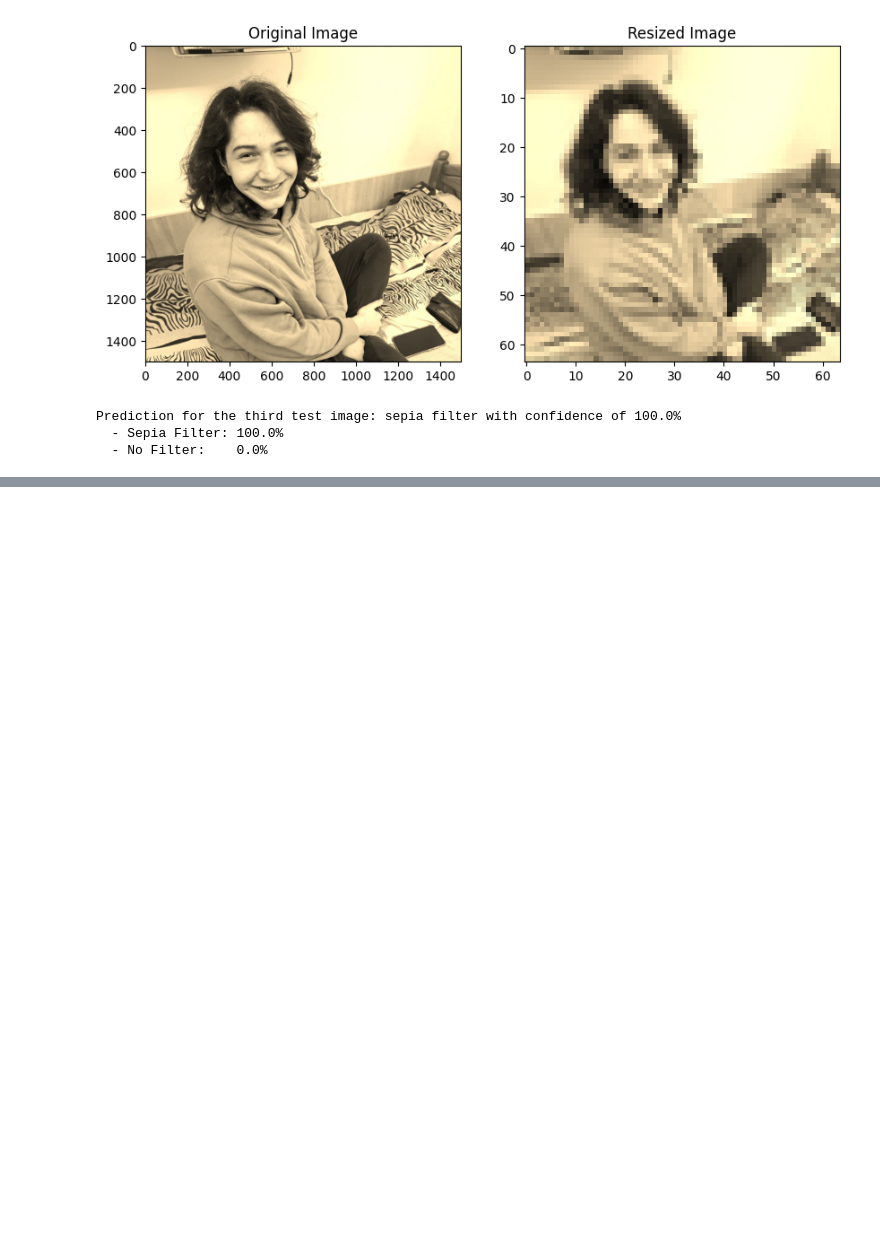
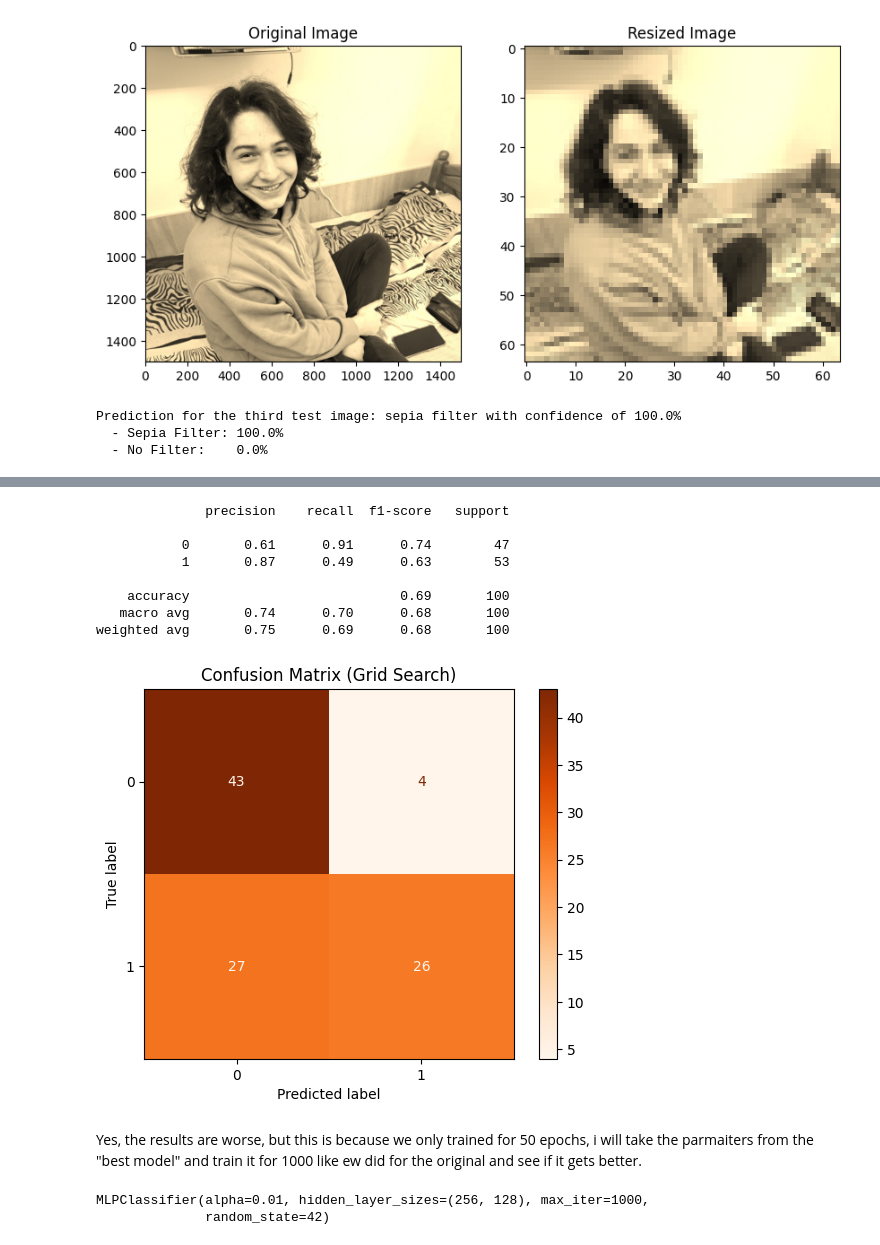
Before and after one commit to Crocodin/University_projects, a Jupyter notebook: semester 4/AI/Lab7/ANN.ipynb, the cells around one changed output, grey strips where cells are left out. Cells and saved outputs as stored; diff of their text form; code cells hidden in the pictures; blank space fills up the shorter version.

```diff
--- a/semester 4/AI/Lab7/ANN.ipynb
+++ b/semester 4/AI/Lab7/ANN.ipynb
@@ -178,0 +225,14 @@ Even though the model predicted my tests correctly, I know it's not that good. A
+# %%
+from sklearn.model_selection import GridSearchCV
+
+params = {
+    'hidden_layer_sizes': [(128, 64), (256, 128), (256, 128, 64)],
+    'alpha': [0.0001, 0.001, 0.01],
+    'activation': ['relu', 'tanh'],
+    'learning_rate_init': [0.001, 0.01],
+}
+
+grid = GridSearchCV(MLPClassifier(max_iter=50, early_stopping=True), params, verbose=2)
+grid.fit(X_train, Y_train)
+
+print("Best params:", grid.best_params_)
@@ -178,0 +257,34 @@ Even though the model predicted my tests correctly, I know it's not that good. A
+# %%
+Y_pred_grid = grid.predict(X_test)
+print(classification_report(Y_test, Y_pred_grid))
+
+cm_grid = confusion_matrix(Y_test, Y_pred_grid)
+disp_grid = ConfusionMatrixDisplay(confusion_matrix=cm_grid, display_labels=model.classes_).plot(cmap='Oranges')
+plt.title('Confusion Matrix (Grid Search)')
+plt.show()
+# %% [output]
+              precision    recall  f1-score   support
+
+           0       0.61      0.91      0.74        47
+           1       0.87      0.49      0.63        53
+
+    accuracy                           0.69       100
+   macro avg       0.74      0.70      0.68       100
+weighted avg       0.75      0.69      0.68       100
+[figure, added]
+# %% [markdown]
+Yes, the results are worse, but this is because we only trained for 50 epochs, i will take the parmaiters from the "best model" and train it for 1000 like ew did for the original and see if it gets better.
+# %%
+model_best = MLPClassifier(
+  	hidden_layer_sizes=(256, 128),
+    learning_rate_init=0.001,
+    alpha=0.01,
+  	activation='relu',
+  	max_iter=1000,
+	random_state=42
+)
+
+model_best.fit(X_train, Y_train)
+# %% [output]
+MLPClassifier(alpha=0.01, hidden_layer_sizes=(256, 128), max_iter=1000,
+              random_state=42)
```
Also changed, not shown: parts of 4 cells of this notebook, 1 other file.
